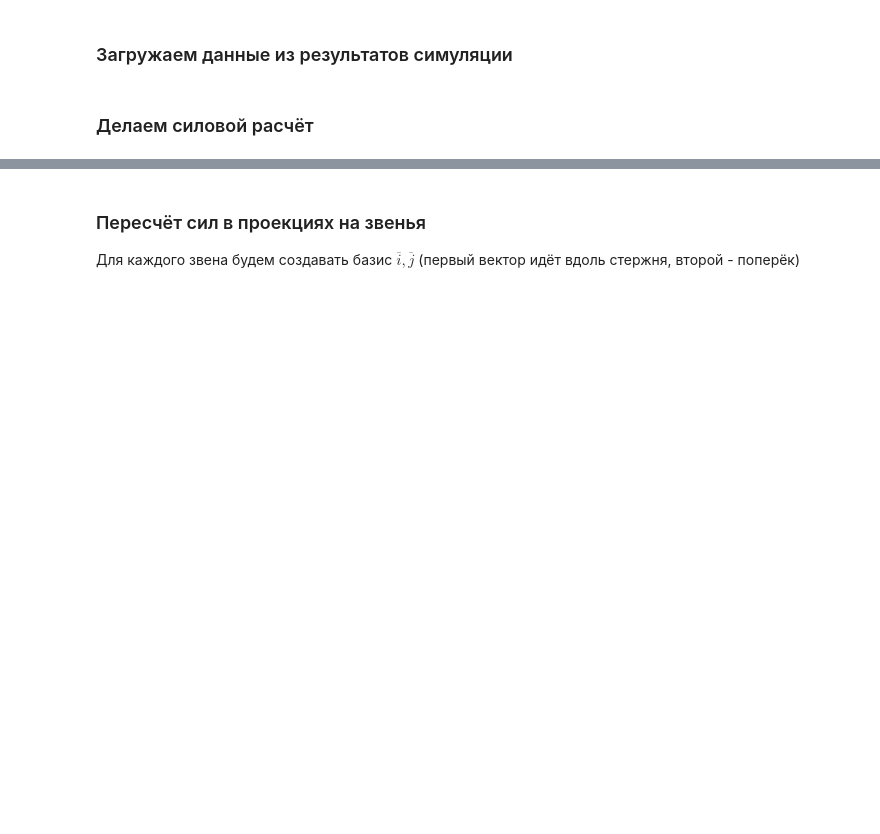
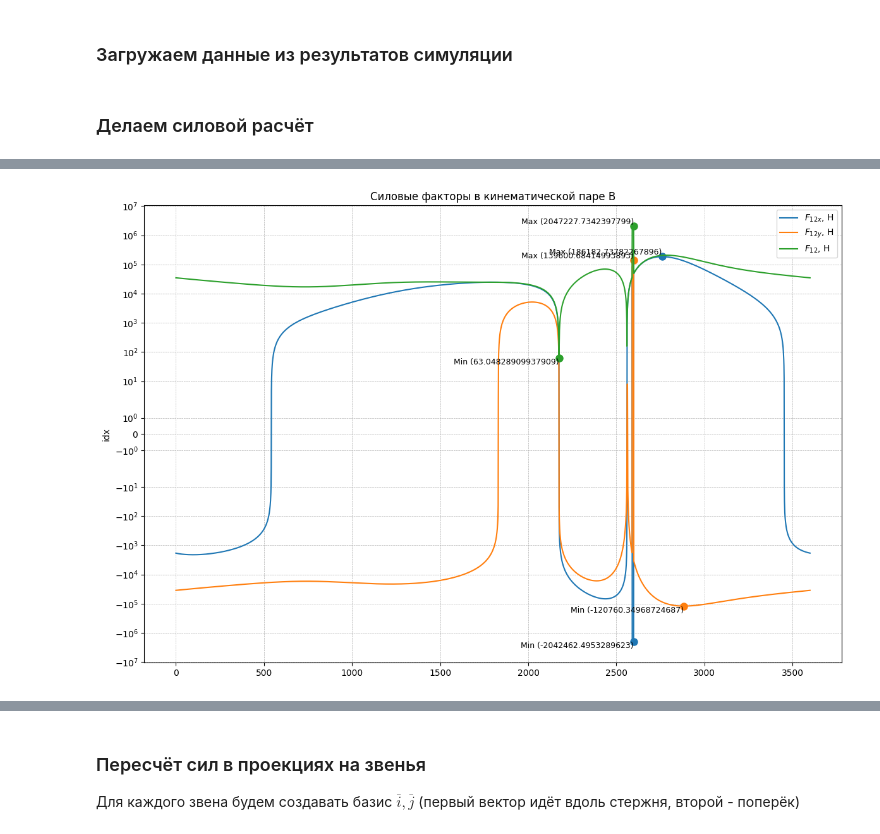
Before and after one commit to DeDxYk594/prik_kursach, a Jupyter notebook: dynamics.ipynb, the cells around one changed output, grey strips where cells are left out. Cells and saved outputs as stored; diff of their text form; code cells hidden in the pictures; blank space fills up the shorter version.

```diff
--- a/dynamics.ipynb
+++ b/dynamics.ipynb
@@ -328,0 +359,12 @@ plt.show()
+# %%
+F_12_x = dynamicResults[:, 2]
+F_12_y = dynamicResults[:, 3]
+F_12_abs = np.sqrt(F_12_x**2 + F_12_y**2)
+
+plot_arrays_with_labels(
+    [F_12_x, F_12_y, F_12_abs],
+    ["$F_{12x}$, Н", "$F_{12y}$, Н", "$F_{12}$, Н"],
+    "Силовые факторы в кинематической паре B",
+)
+# %% [output]
+[figure, added]
```
Also changed, not shown: parts of 26 cells of this notebook.
